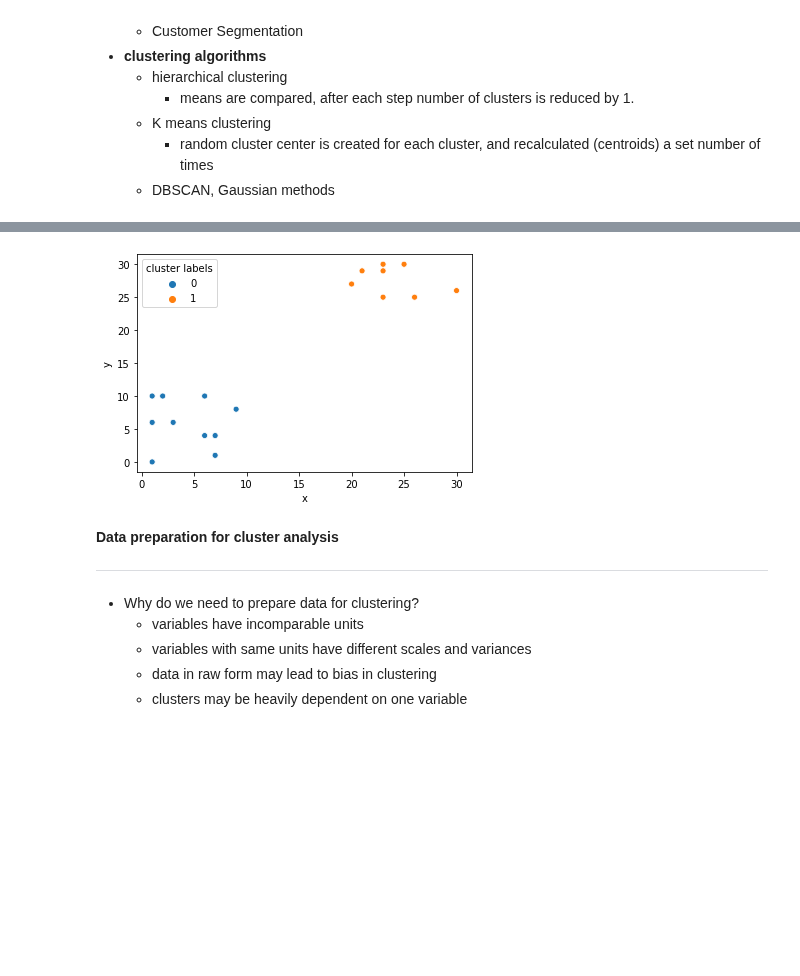
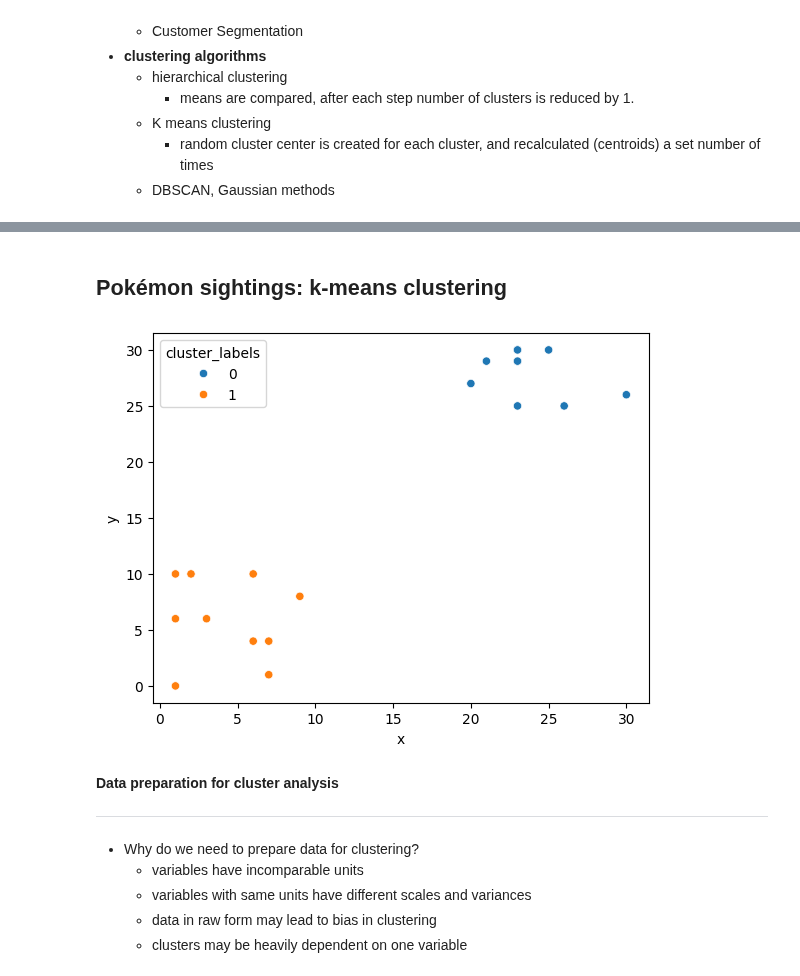
Before and after one commit to yeisonmontoya1815/Course-Machine-Learning-Python, a Jupyter notebook: 21. cluster analysis in Python/21. cluster analysis in Python.ipynb, the cells around one changed output, grey strips where cells are left out. Cells and saved outputs as stored; diff of their text form; code cells hidden in the pictures; blank space fills up the shorter version.

```diff
--- a/21. cluster analysis in Python/21. cluster analysis in Python.ipynb
+++ b/21. cluster analysis in Python/21. cluster analysis in Python.ipynb
@@ -88,40 +89,40 @@ ModuleNotFoundError: No module named 'seaborn'
+# %% [markdown]
+## Pokémon sightings: k-means clustering
 # %%
-#Pokémon sightings: k-means clustering
 
 #We are going to continue the investigation into the sightings of
 #legendary Pokémon from the previous exercise. Just like the previous
 #exercise, we will use the same example of Pokémon sightings. In this
 #exercise, you will form clusters of the sightings using k-means
 #clustering.
 
 from matplotlib import pyplot as plt
 import seaborn as sns, pandas as pd
 
 x = [9, 6, 2, 3, 1, 7, 1, 6, 1, 7, 23, 26, 25, 23, 21, 23, 23, 20, 30, 23]
 y = [8, 4, 10, 6, 0, 4, 10, 10, 6, 1, 29, 25, 30, 29, 29, 30, 25, 27, 26, 30]
 
 #vq requires double or float type. Therefore type coercion is required
 x = [float(i) for i in x]
 y = [float(i) for i in y]
 
 data_tuples = list(zip(x,y))
 df = pd.DataFrame(data_tuples, columns=['x','y'])
 
 # Import kmeans and vq functions
 from scipy.cluster.vq import kmeans, vq
 
 # Compute cluster centers
 centroids,_ = kmeans(df, 2)
 
 # Assign cluster labels
 df['cluster_labels'],_ = vq(df, centroids)
 
 # Plot the points with seaborn
-sns.scatterplot(x='x', y='y', hue=df.cluster_labels.tolist(), data=df)
-plt.legend(title='cluster labels')
+sns.scatterplot(x='x', y='y', hue='cluster_labels', data=df)
 plt.show()
 # %% [output]
-[figure, old version]
+[figure, new version]
 # %% [markdown]
 **Data preparation for cluster analysis**
 ___
```
Also changed, not shown: parts of 18 cells of this notebook.
